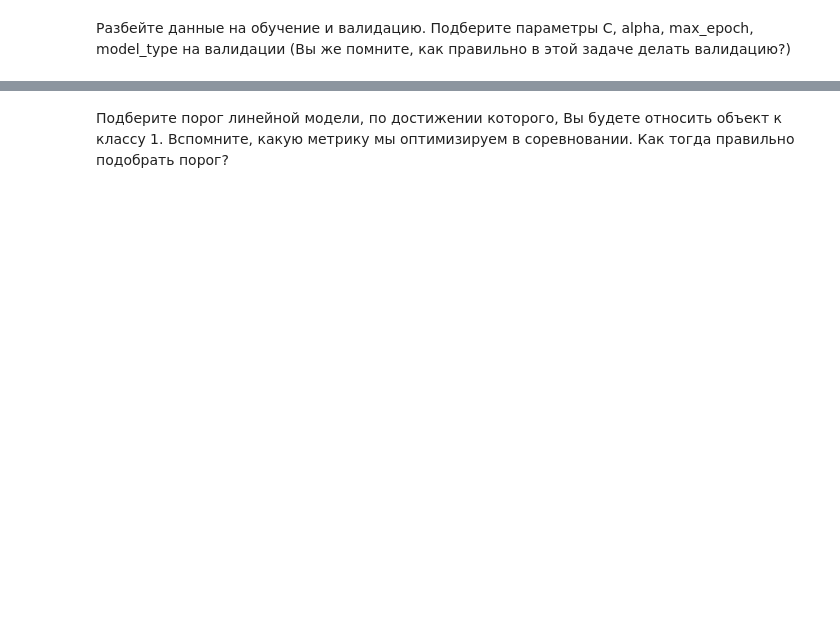
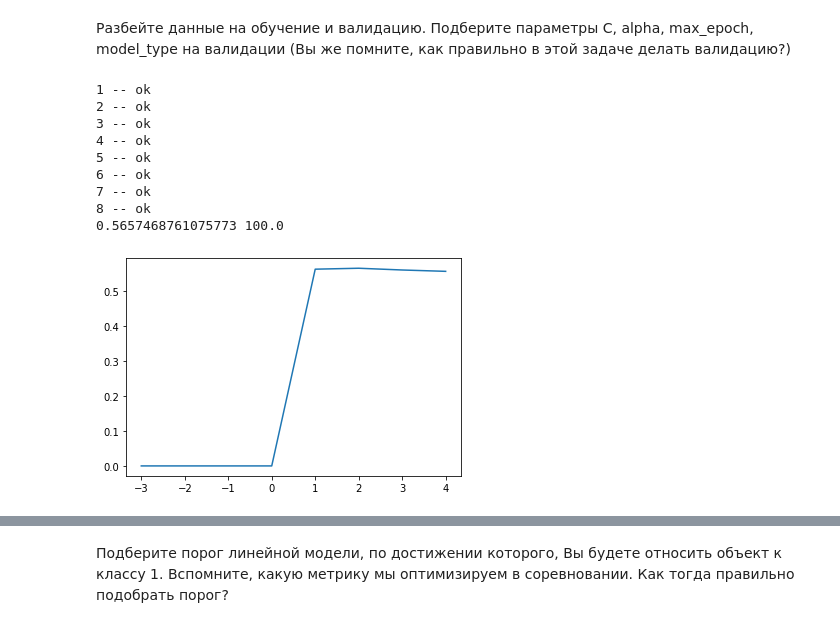
Before and after one commit to vid1525/ml2020-09, a Jupyter notebook: vasenkov_hw2.ipynb, the cells around one changed output, grey strips where cells are left out. Saved outputs shown, nothing was run; the diff lists cells and outputs as text; code cells hidden in the pictures; blank space fills up the shorter version.

```diff
--- a/vasenkov_hw2.ipynb
+++ b/vasenkov_hw2.ipynb
@@ -764,0 +770,47 @@ print(sum(res) / len(res))
+# %%
+# подбираем C
+
+C_values = [10.0 ** x for x in range(-3, 5)]
+val = 0.3
+
+cnt = 1
+res = []
+index = 0
+for c in C_values:
+    cur_res = []
+    for _ in range(10):
+        # делим выборку на валидационную и тренировочную
+        X_subtrain, X_validation, y_subtrain, y_validation = train_test_split(X_train, y_train, test_size = 0.3)
+
+        clf = MySGDClassifier(batch_generator=batch_generator, batch_size=15, C=c, alpha=0.001,
+                              coef=0.99, max_epoch=10, model_type='lin_reg')
+        clf.fit(X_subtrain, y_subtrain)
+        y_validation_predict = clf.predict(X_validation)
+
+        for i in np.where(y_validation_predict >= val):
+            y_validation_predict[i] = 1
+        for i in np.where(y_validation_predict < val):
+            y_validation_predict[i] = 0
+
+        cur_res.append(f1_score(y_validation, y_validation_predict))
+
+    print("{} -- ok".format(cnt))
+    cnt += 1
+    # находим среднее значение
+    res.append(sum(cur_res) / len(cur_res))
+    if res[-1] > res[index]:
+        index = len(res) - 1
+
+plt.plot(range(-3, 5), res)
+print(res[index], C_values[index])
+# %% [output]
+1 -- ok
+2 -- ok
+3 -- ok
+4 -- ok
+5 -- ok
+6 -- ok
+7 -- ok
+8 -- ok
+0.5657468761075773 100.0
+[figure, added]
```
Also changed, not shown: parts of 15 cells of this notebook.
